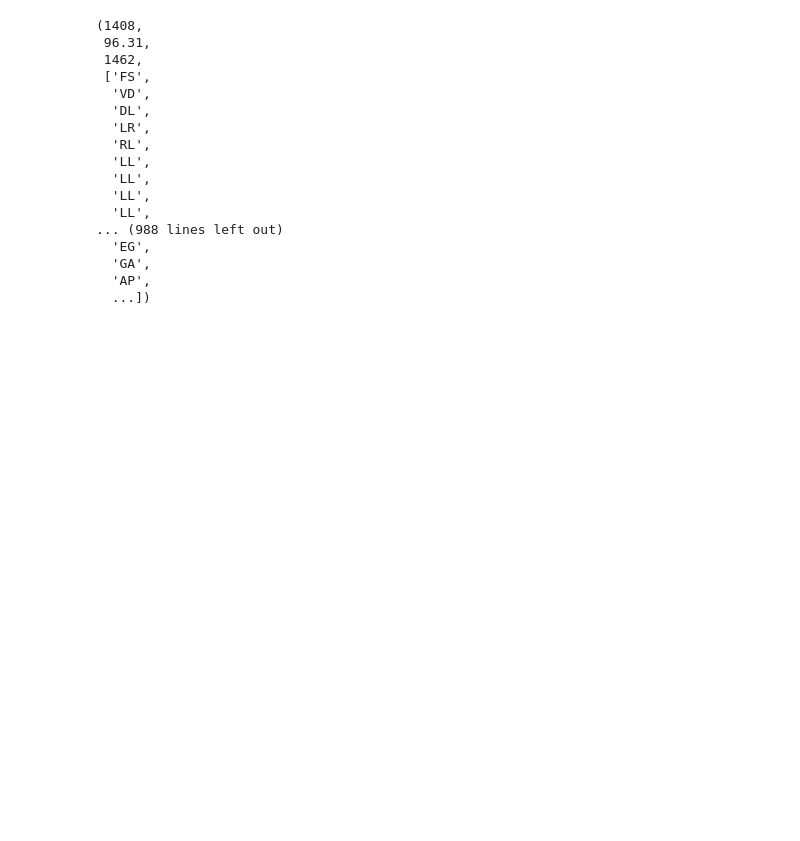
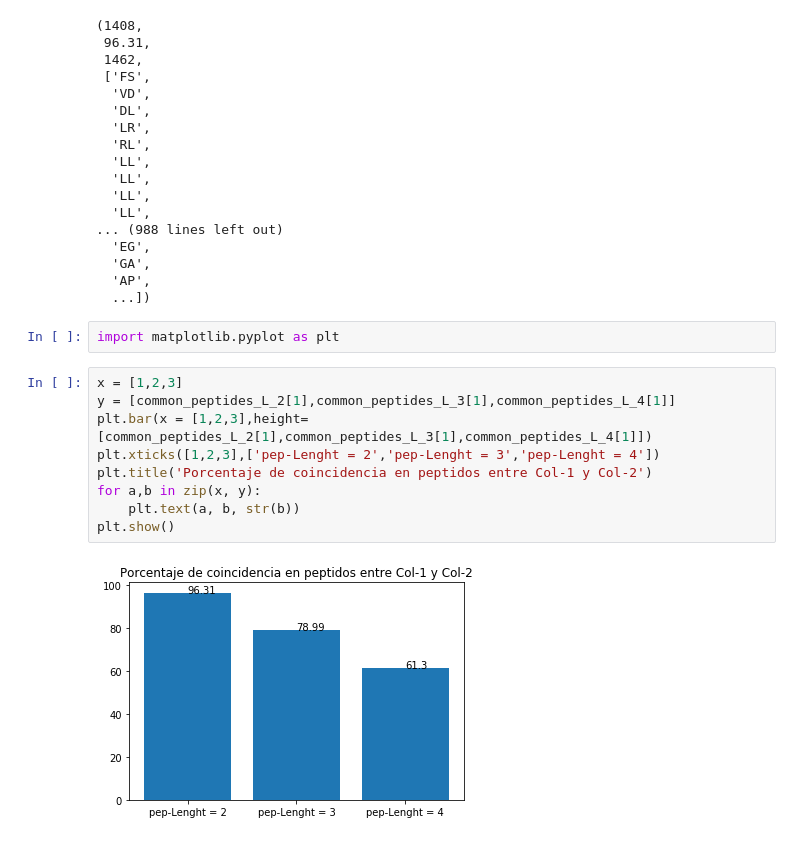
Before and after one commit to federicoweill/collagen_analysis, a Jupyter notebook: collagen_sequence_analysis.ipynb, the cells around one changed output. Drawn from its saved outputs; the diff is of its cells as text; blank space fills up the shorter version.

```diff
--- a/collagen_sequence_analysis.ipynb
+++ b/collagen_sequence_analysis.ipynb
@@ -102,3 +102,16 @@ common_peptides_L_2[0:4]
   'GA',
   'AP',
   ...])
+# %%
+import matplotlib.pyplot as plt
+# %%
+x = [1,2,3]
+y = [common_peptides_L_2[1],common_peptides_L_3[1],common_peptides_L_4[1]]
+plt.bar(x = [1,2,3],height=[common_peptides_L_2[1],common_peptides_L_3[1],common_peptides_L_4[1]])
+plt.xticks([1,2,3],['pep-Lenght = 2','pep-Lenght = 3','pep-Lenght = 4'])
+plt.title('Porcentaje de coincidencia en peptidos entre Col-1 y Col-2')
+for a,b in zip(x, y):
+    plt.text(a, b, str(b))
+plt.show()
+# %% [output]
+[figure, added]
```
